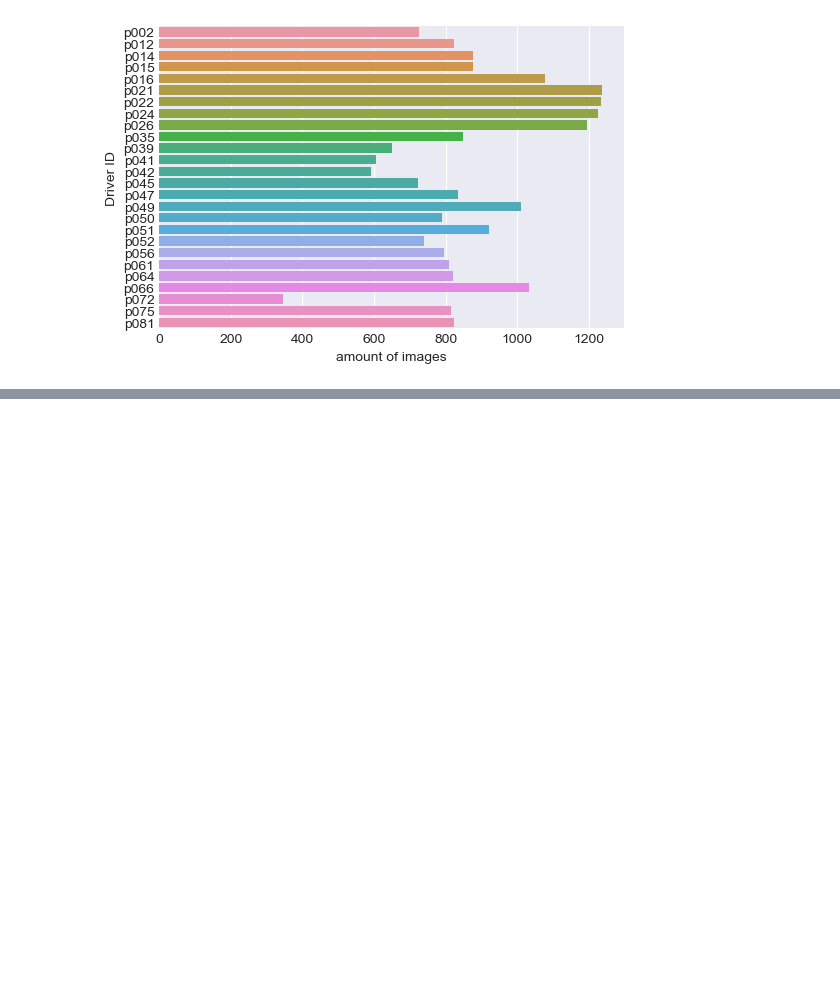
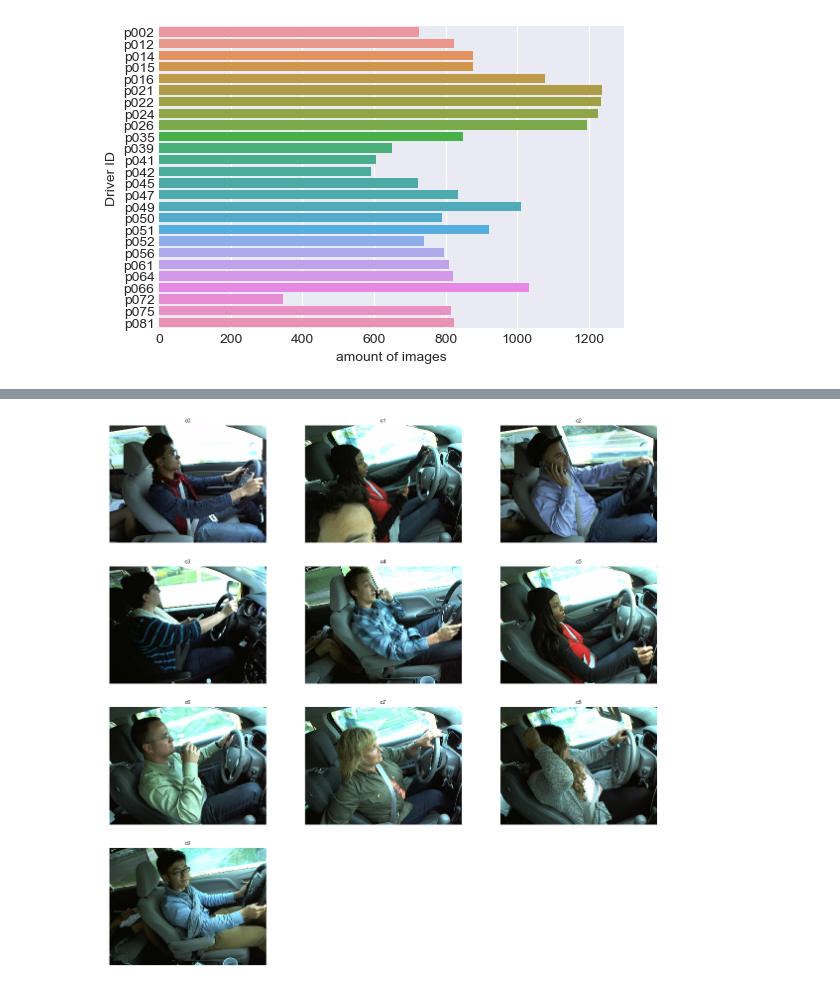
Before and after one commit to NaughtyFlame/distracted_driver_detection, a Jupyter notebook: data_visualisation.ipynb, the cells around one changed output, grey strips where cells are left out. Drawn from its saved outputs; the diff is of its cells as text; code cells hidden in the pictures; blank space fills up the shorter version.

```diff
--- a/data_visualisation.ipynb
+++ b/data_visualisation.ipynb
@@ -54,0 +77,23 @@ Text(0.5,0,'amount of images')
+# %%
+def display_dataset_byClass():
+    image_list = []
+    for i in range(10):
+        classname = 'c' + str(i)
+        item = dataset[dataset['classname']==classname].sample(random_state=random_state)
+        image = dataset_root / 'train' / classname / item['img'].values[0]
+        image_list.append(str(image))
+    plt.figure(figsize=(20,20))
+
+    for i in range(10):
+        plt.subplot(4, 3, i+1)
+        # 读取图片
+        img =cv2.imread(image_list[i], 1)
+        # cv2以BGR形式保存 ->Matplotlib以RGB保存
+        img = cv2.cvtColor(img, cv2.COLOR_BGR2RGB)
+        plt.title('c' + str(i))
+        plt.axis('off')
+        plt.imshow(img)
+# %%
+display_dataset_byClass()
+# %% [output]
+[figure, added]
```
Also changed, not shown: parts of 4 cells of this notebook.
